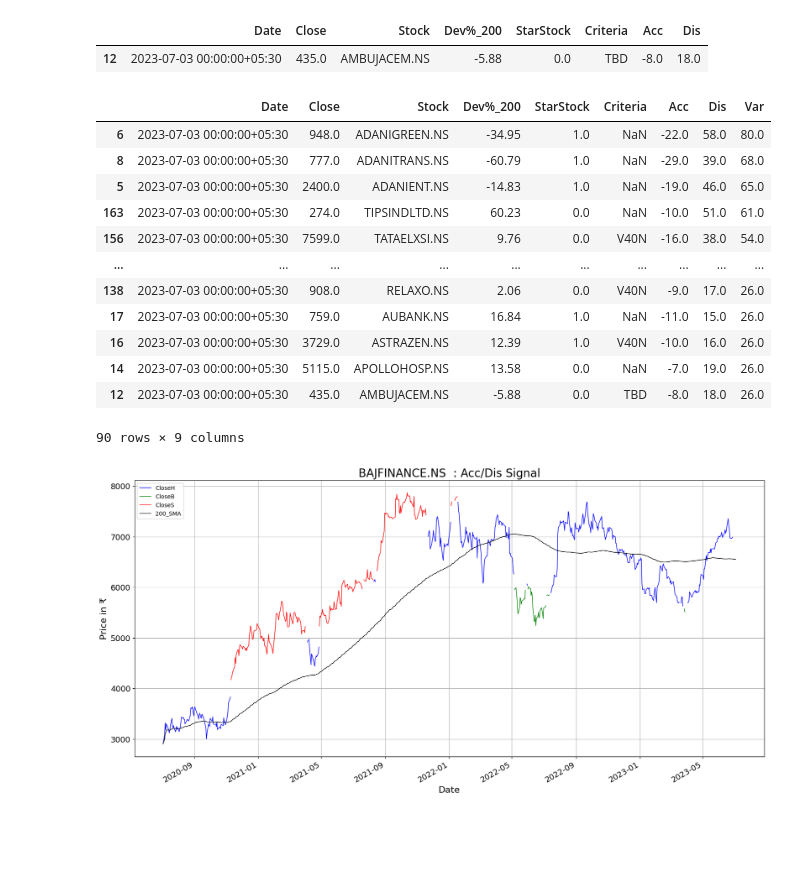
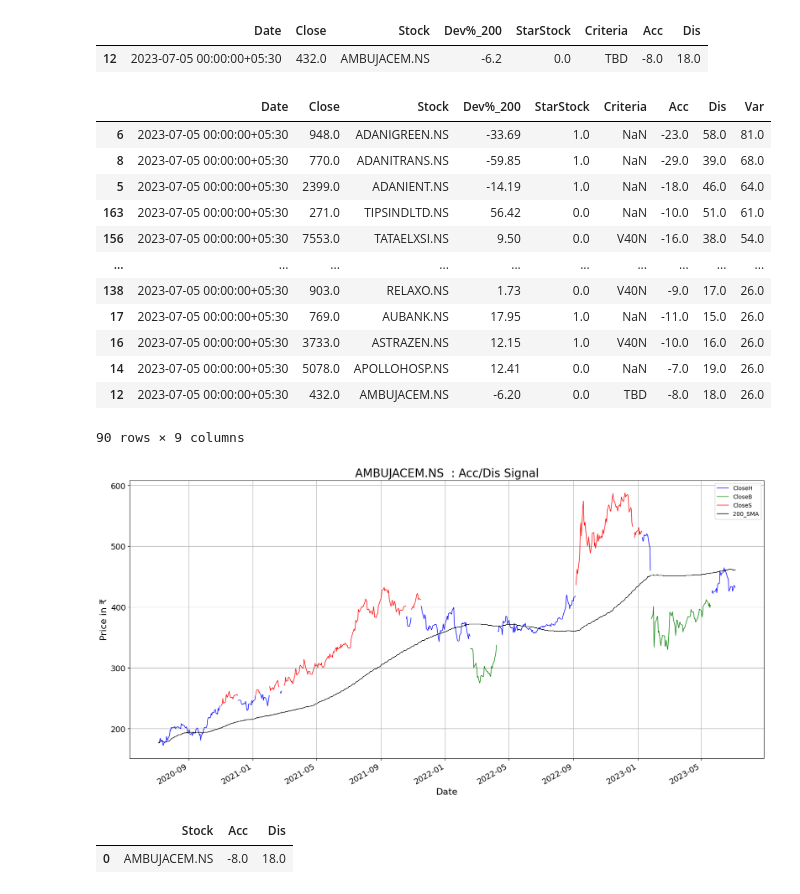
Before and after one commit to ankit-rathi/Data-Science-with-Python, a Jupyter notebook: Tradevesting/myProspects_Acc_Dis_Signals.ipynb, the cells around one changed output. Saved outputs shown, nothing was run; the diff lists cells and outputs as text; code cells hidden in the pictures; blank space fills up the shorter version.

```diff
--- a/Tradevesting/myProspects_Acc_Dis_Signals.ipynb
+++ b/Tradevesting/myProspects_Acc_Dis_Signals.ipynb
@@ -36,10 +38,8 @@ Requirement already satisfied: six>=1.5 in /usr/local/lib/python3.10/dist-packag
 
 import pandas as pd
 import numpy as np
-from google.colab import drive
-drive.mount('/content/drive')
 
-mypf = pd.read_csv('/content/drive/My Drive/data/stocks/myProspectsScrips.csv')
+mypf = pd.read_csv('https://raw.githubusercontent.com/ankit-rathi/Data-Science-with-Python/master/Tradevesting/myProspectsScrips.csv')
 
 #mypf = mypf[(mypf['Criteria'] == 'V40') | (mypf['Criteria'] == 'V40N')]
 
@@ -265,23 +262,23 @@ stock_id = 'AMBUJACEM.NS'
 df_recomm[df_recomm['Stock'] == stock_id]
 # %% [output]
 |  | Date | Close | Stock | Dev%_200 | StarStock | Criteria | Acc | Dis |
-| 12 | 2023-07-03 00:00:00+05:30 | 435.0 | AMBUJACEM.NS | -5.88 | 0.0 | TBD | -8.0 | 18.0 |
+| 12 | 2023-07-05 00:00:00+05:30 | 432.0 | AMBUJACEM.NS | -6.2 | 0.0 | TBD | -8.0 | 18.0 |
 # %%
 df_recomm['Var'] = df_recomm['Dis'] - df_recomm['Acc']
 df_recomm[df_recomm['Var']>25].sort_values(by = 'Var', ascending=False)
 # %% [output]
 |  | Date | Close | Stock | Dev%_200 | StarStock | Criteria | Acc | Dis | Var |
-| 6 | 2023-07-03 00:00:00+05:30 | 948.0 | ADANIGREEN.NS | -34.95 | 1.0 | NaN | -22.0 | 58.0 | 80.0 |
-| 8 | 2023-07-03 00:00:00+05:30 | 777.0 | ADANITRANS.NS | -60.79 | 1.0 | NaN | -29.0 | 39.0 | 68.0 |
-| 5 | 2023-07-03 00:00:00+05:30 | 2400.0 | ADANIENT.NS | -14.83 | 1.0 | NaN | -19.0 | 46.0 | 65.0 |
-| 163 | 2023-07-03 00:00:00+05:30 | 274.0 | TIPSINDLTD.NS | 60.23 | 0.0 | NaN | -10.0 | 51.0 | 61.0 |
-| 156 | 2023-07-03 00:00:00+05:30 | 7599.0 | TATAELXSI.NS | 9.76 | 0.0 | V40N | -16.0 | 38.0 | 54.0 |
+| 6 | 2023-07-05 00:00:00+05:30 | 948.0 | ADANIGREEN.NS | -33.69 | 1.0 | NaN | -23.0 | 58.0 | 81.0 |
+| 8 | 2023-07-05 00:00:00+05:30 | 770.0 | ADANITRANS.NS | -59.85 | 1.0 | NaN | -29.0 | 39.0 | 68.0 |
+| 5 | 2023-07-05 00:00:00+05:30 | 2399.0 | ADANIENT.NS | -14.19 | 1.0 | NaN | -18.0 | 46.0 | 64.0 |
+| 163 | 2023-07-05 00:00:00+05:30 | 271.0 | TIPSINDLTD.NS | 56.42 | 0.0 | NaN | -10.0 | 51.0 | 61.0 |
+| 156 | 2023-07-05 00:00:00+05:30 | 7553.0 | TATAELXSI.NS | 9.50 | 0.0 | V40N | -16.0 | 38.0 | 54.0 |
 | ... | ... | ... | ... | ... | ... | ... | ... | ... | ... |
-| 138 | 2023-07-03 00:00:00+05:30 | 908.0 | RELAXO.NS | 2.06 | 0.0 | V40N | -9.0 | 17.0 | 26.0 |
-| 17 | 2023-07-03 00:00:00+05:30 | 759.0 | AUBANK.NS | 16.84 | 1.0 | NaN | -11.0 | 15.0 | 26.0 |
-| 16 | 2023-07-03 00:00:00+05:30 | 3729.0 | ASTRAZEN.NS | 12.39 | 1.0 | V40N | -10.0 | 16.0 | 26.0 |
-| 14 | 2023-07-03 00:00:00+05:30 | 5115.0 | APOLLOHOSP.NS | 13.58 | 0.0 | NaN | -7.0 | 19.0 | 26.0 |
-| 12 | 2023-07-03 00:00:00+05:30 | 435.0 | AMBUJACEM.NS | -5.88 | 0.0 | TBD | -8.0 | 18.0 | 26.0 |
+| 138 | 2023-07-05 00:00:00+05:30 | 903.0 | RELAXO.NS | 1.73 | 0.0 | V40N | -9.0 | 17.0 | 26.0 |
+| 17 | 2023-07-05 00:00:00+05:30 | 769.0 | AUBANK.NS | 17.95 | 1.0 | NaN | -11.0 | 15.0 | 26.0 |
+| 16 | 2023-07-05 00:00:00+05:30 | 3733.0 | ASTRAZEN.NS | 12.15 | 1.0 | V40N | -10.0 | 16.0 | 26.0 |
+| 14 | 2023-07-05 00:00:00+05:30 | 5078.0 | APOLLOHOSP.NS | 12.41 | 0.0 | NaN | -7.0 | 19.0 | 26.0 |
+| 12 | 2023-07-05 00:00:00+05:30 | 432.0 | AMBUJACEM.NS | -6.20 | 0.0 | TBD | -8.0 | 18.0 | 26.0 |
 90 rows × 9 columns
 # %%
 def plot_acc_dis_signals(stock_symbol):
@@ -292,8 +289,8 @@ def plot_acc_dis_signals(stock_symbol):
   long_window_col = str(long_window) + '_' + moving_avg
   stock_df[long_window_col] = round(stock_df['Close'].rolling(window = long_window, min_periods = 1).mean(),0)
   stock_df['Dev%_200'] = round((stock_df['Close'] - stock_df['200_SMA'])*100/stock_df['200_SMA'],2)
-  acc = df_acc_dis[df_acc_dis['Stock'] == stock_symbol]['Acc'].values[0]
-  dis = df_acc_dis[df_acc_dis['Stock'] == stock_symbol]['Dis'].values[0]
+  acc = df_recomm[df_recomm['Stock'] == stock_symbol]['Acc'].values[0]
+  dis = df_recomm[df_recomm['Stock'] == stock_symbol]['Dis'].values[0]
   stock_df['CloseB'] = np.where(stock_df['Dev%_200']<=acc, stock_df['Close'],np.NaN)
   stock_df['CloseS'] = np.where(stock_df['Dev%_200']>=dis, stock_df['Close'],np.NaN)
   stock_df['CloseH'] = np.where((stock_df['Dev%_200']<dis) & (stock_df['Dev%_200']>acc), stock_df['Close'],np.NaN)
@@ -312,7 +309,12 @@ def plot_acc_dis_signals(stock_symbol):
   plt.grid()
   plt.show()
 # %%
-stock_symbol = 'BAJFINANCE.NS'
+stock_symbol = 'AMBUJACEM.NS'
 plot_acc_dis_signals(stock_symbol)
 # %% [output]
-[figure, old version]
+[figure, new version]
+# %%
+df_acc_dis[df_acc_dis['Stock'] == 'AMBUJACEM.NS']
+# %% [output]
+|  | Stock | Acc | Dis |
+| 0 | AMBUJACEM.NS | -8.0 | 18.0 |
```
Also changed, not shown: parts of 9 cells of this notebook.
